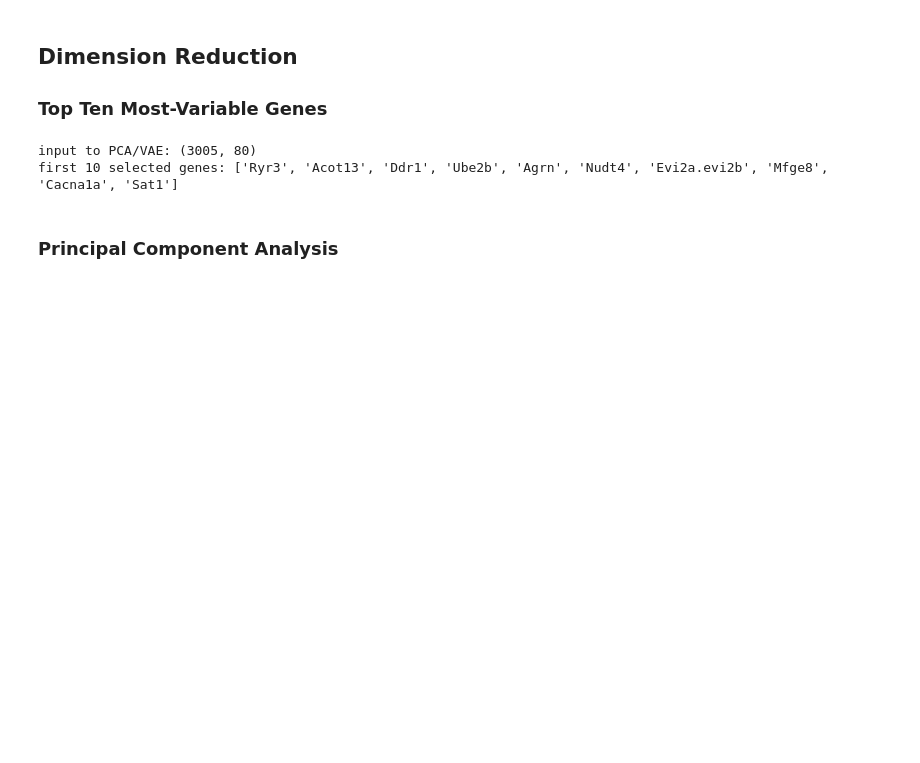
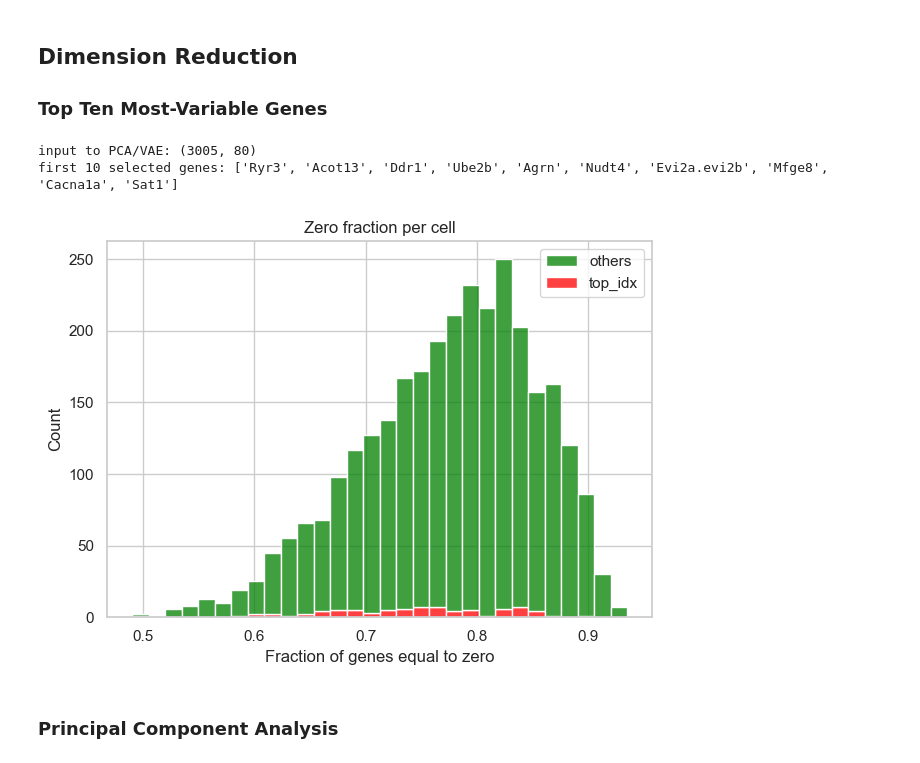
Before and after one commit to nikita-jaya/gene-expression-project, a Jupyter notebook: gene-expression-code.ipynb, the cells around one changed output. Cells and saved outputs as stored; diff of their text form; code cells hidden in the pictures; blank space fills up the shorter version.

```diff
--- a/gene-expression-code.ipynb
+++ b/gene-expression-code.ipynb
@@ -133,6 +134,33 @@ print("first 10 selected genes:", [gene_names[i] for i in top_idx[:10]])
 # %% [output]
 input to PCA/VAE: (3005, 80)
 first 10 selected genes: ['Ryr3', 'Acot13', 'Ddr1', 'Ube2b', 'Agrn', 'Nudt4', 'Evi2a.evi2b', 'Mfge8', 'Cacna1a', 'Sat1']
+# %%
+vals = (counts == 0).mean(axis=1)
+mask = np.ones(len(vals), dtype=bool)
+mask[top_idx] = False
+fig, ax = plt.subplots()
+
+# combine data
+vals_combined = np.concatenate([vals[top_idx], vals[mask]])
+labels = (["top_idx"] * len(vals[top_idx])) + (["others"] * len(vals[mask]))
+
+sns.histplot(
+    x=vals_combined,
+    hue=labels,
+    bins=30,
+    multiple="stack",
+    hue_order=["others", "top_idx"],
+    palette={"top_idx": "red", "others": "green"},
+    ax=ax
+)
+
+ax.set_title("Zero fraction per cell")
+ax.set_xlabel("Fraction of genes equal to zero")
+
+plt.tight_layout()
+plt.show()
+# %% [output]
+[figure, added]
 # %% [markdown]
 ### Principal Component Analysis
 # %%
```
Also changed, not shown: parts of 15 cells of this notebook.
